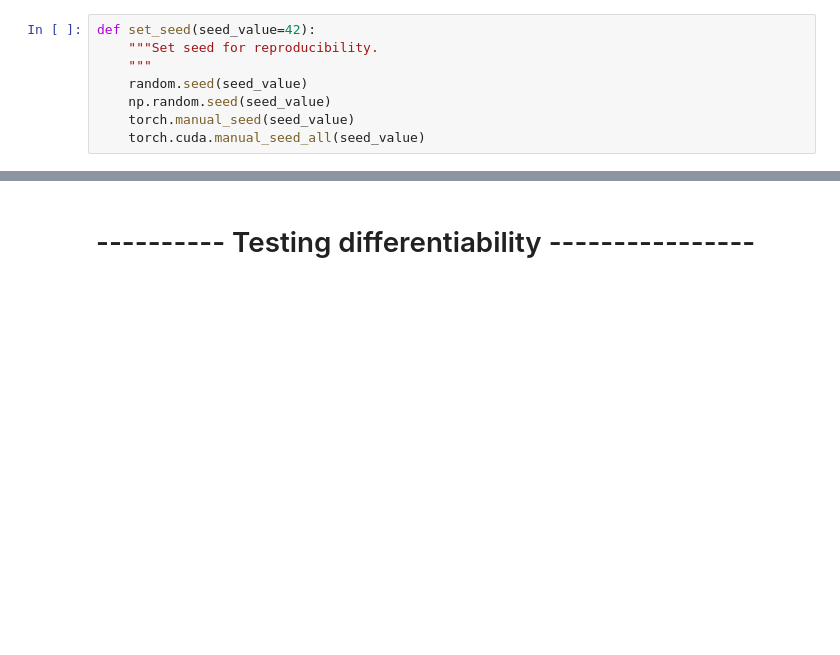
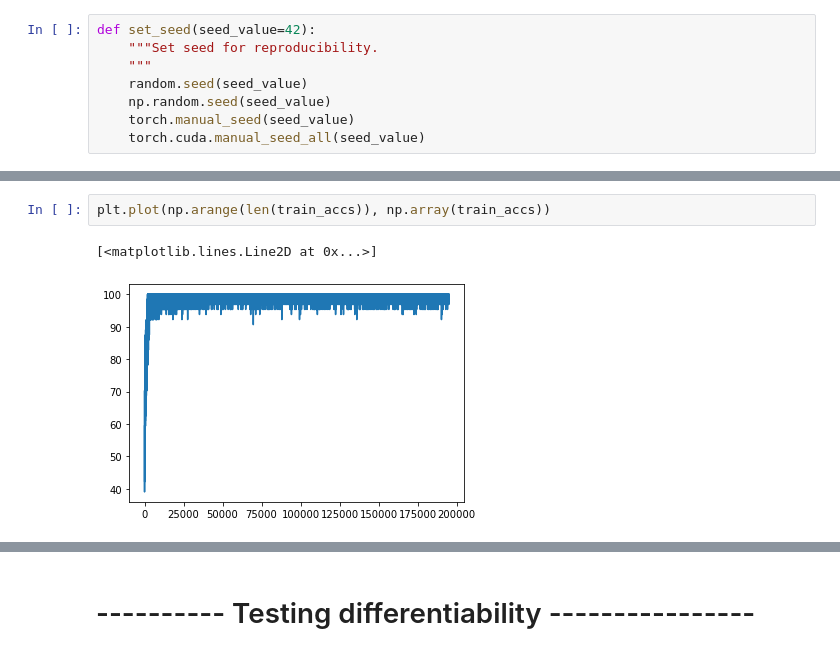
Before and after one commit to ArthDh/Sentimental_Summarization, a Jupyter notebook: Sentiment_Classifier.ipynb, the cells around one changed output, grey strips where cells are left out. Saved outputs shown, nothing was run; the diff lists cells and outputs as text; blank space fills up the shorter version.

```diff
--- a/Sentiment_Classifier.ipynb
+++ b/Sentiment_Classifier.ipynb
@@ -199,0 +240,5 @@ train(clf, train_dataloader, epochs=50)
+# %%
+plt.plot(np.arange(len(train_accs)), np.array(train_accs))
+# %% [output]
+[<matplotlib.lines.Line2D at 0x...>]
+[figure, added]
```
Also changed, not shown: parts of 16 cells of this notebook, 1 other file.
